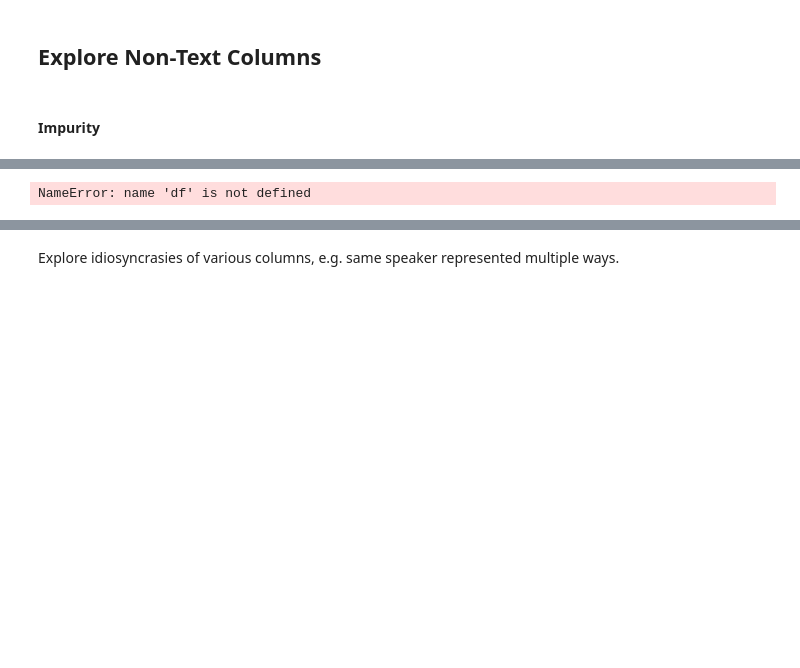
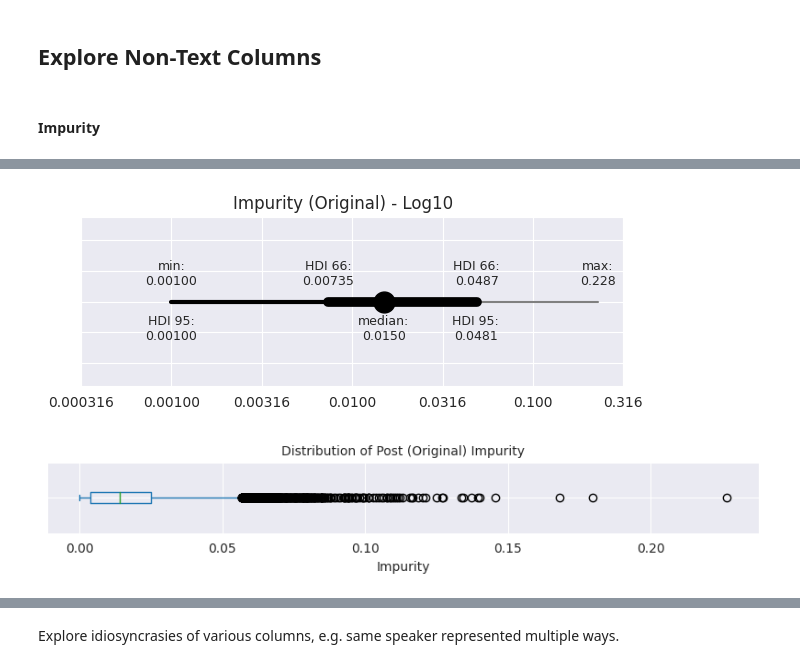
Before and after one commit to shane-kercheval/nlp-template, a Jupyter notebook: source/notebooks/text_eda_reddit.ipynb, the cells around one changed output, grey strips where cells are left out. Saved outputs shown, nothing was run; the diff lists cells and outputs as text; code cells hidden in the pictures; blank space fills up the shorter version.

Commit message:
update reddit notebook

```diff
--- a/source/notebooks/text_eda_reddit.ipynb
+++ b/source/notebooks/text_eda_reddit.ipynb
@@ -175,0 +171,3 @@ percentiles(np.array([x.impurity() for x in reddit_corpus]))
+# %%
+df = reddit_corpus.to_dataframe(columns=['impurity_original', 'impurity_clean', 'text_original', 'text_clean', 'lemmas_important'])
+df.head(2)
@@ -176,8 +189,17 @@ percentiles(np.array([x.impurity() for x in reddit_corpus]))
+# %%
+import numpy as np
+plot_hdi(
+    np.log10(df['impurity_original'].values + 0.001),
+    transformation=lambda x: 10**x,
+    title="Impurity (Original) - Log10"
+)
+# %% [output]
+[figure, added]
 # %%
-ax = df['impurity'].plot(kind='box', vert=False, figsize=(10, 1))
-ax.set_title("Distribution of Post Impurity")
+ax = df['impurity_original'].plot(kind='box', vert=False, figsize=(10, 1))
+ax.set_title("Distribution of Post (Original) Impurity")
 ax.set_xlabel("Impurity")
 ax.set_yticklabels([])
 ax;
 # %% [output]
-NameError: name 'df' is not defined
+[figure, added]
```
Also changed, not shown: parts of 13 cells of this notebook, 2 other files.
